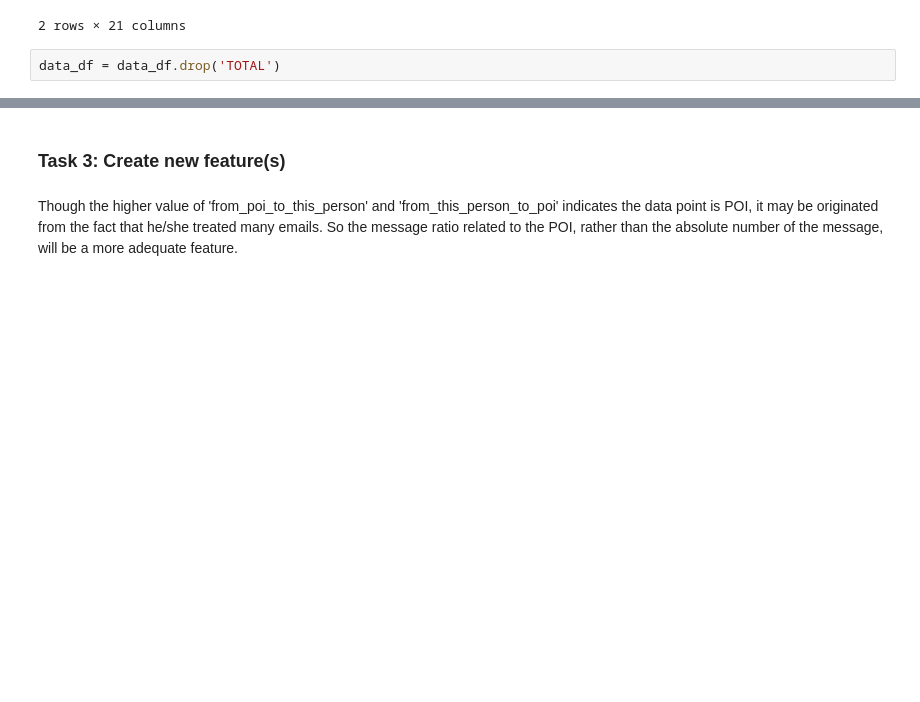
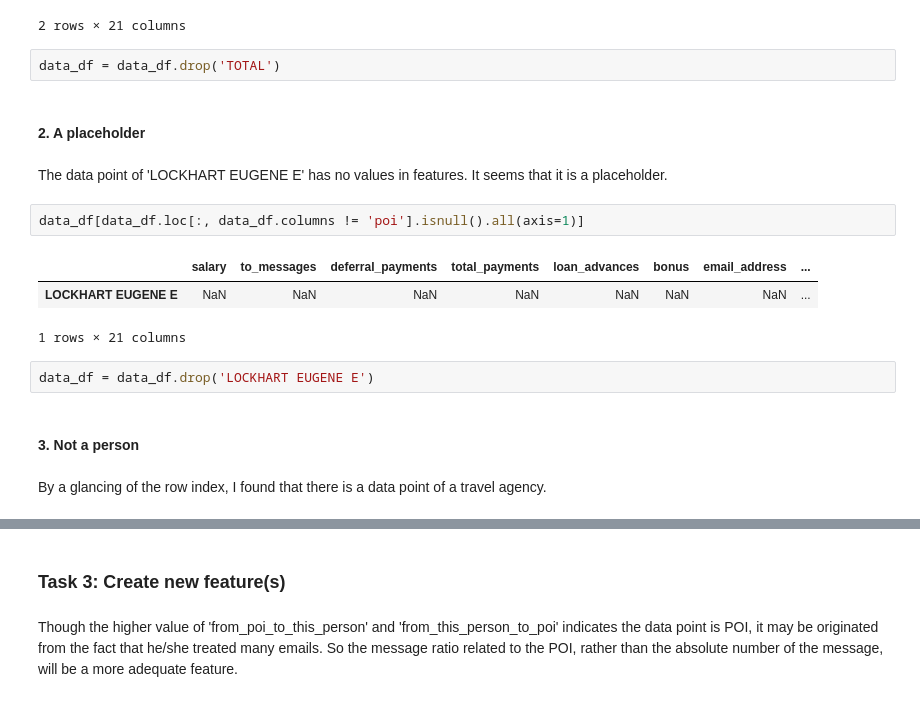
Before and after one commit to ruddyscent/ud120-projects, a Jupyter notebook: final_project/poi_id.ipynb, the cells around one changed output, grey strips where cells are left out. Cells and saved outputs as stored; diff of their text form; blank space fills up the shorter version.

```diff
--- a/final_project/poi_id.ipynb
+++ b/final_project/poi_id.ipynb
@@ -114,3 +116,19 @@ data_df[data_df['total_payments'] > 1e8]
 2 rows × 21 columns
 # %%
 data_df = data_df.drop('TOTAL')
+# %% [markdown]
+#### 2. A placeholder
+# %% [markdown]
+The data point of 'LOCKHART EUGENE E' has no values in features. It seems that it is a placeholder.
+# %%
+data_df[data_df.loc[:, data_df.columns != 'poi'].isnull().all(axis=1)]
+# %% [output]
+|  | salary | to_messages | deferral_payments | total_payments | loan_advances | bonus | email_address | ... |
+| LOCKHART EUGENE E | NaN | NaN | NaN | NaN | NaN | NaN | NaN | ... |
+1 rows × 21 columns
+# %%
+data_df = data_df.drop('LOCKHART EUGENE E')
+# %% [markdown]
+#### 3. Not a person
+# %% [markdown]
+By a glancing of the row index, I found that there is a data point of a travel agency.
```
Also changed, not shown: parts of 27 cells of this notebook, 3 other files.
